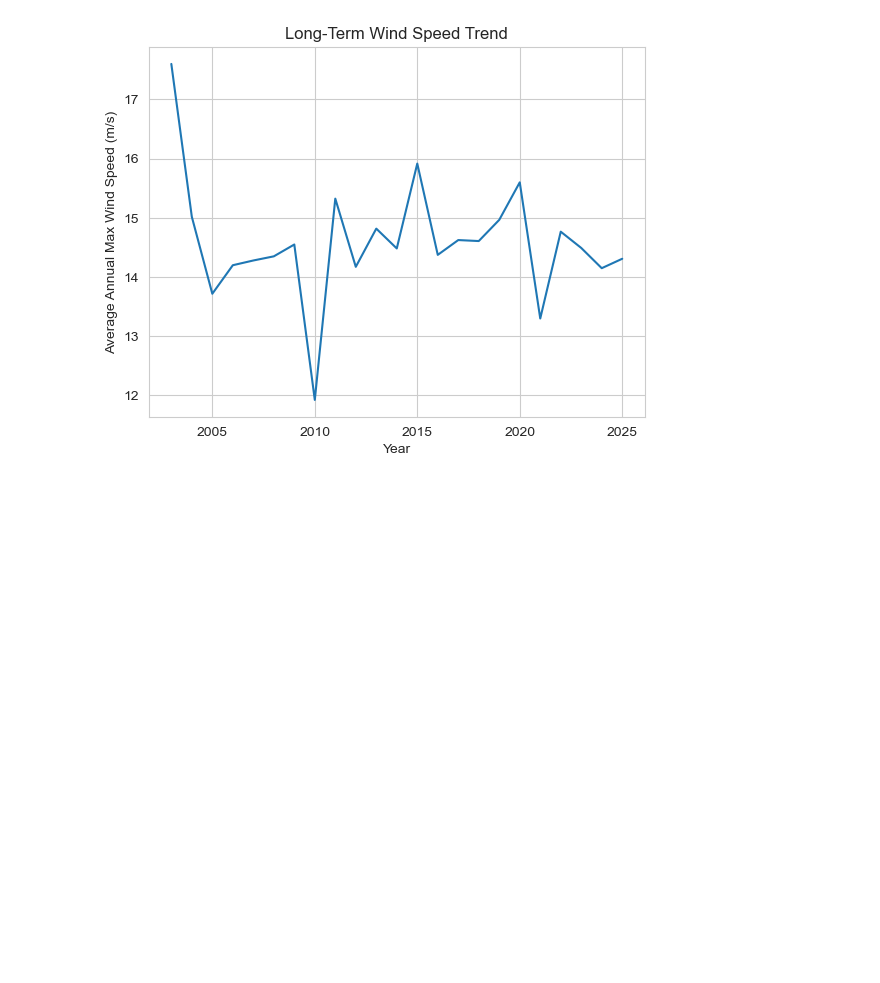
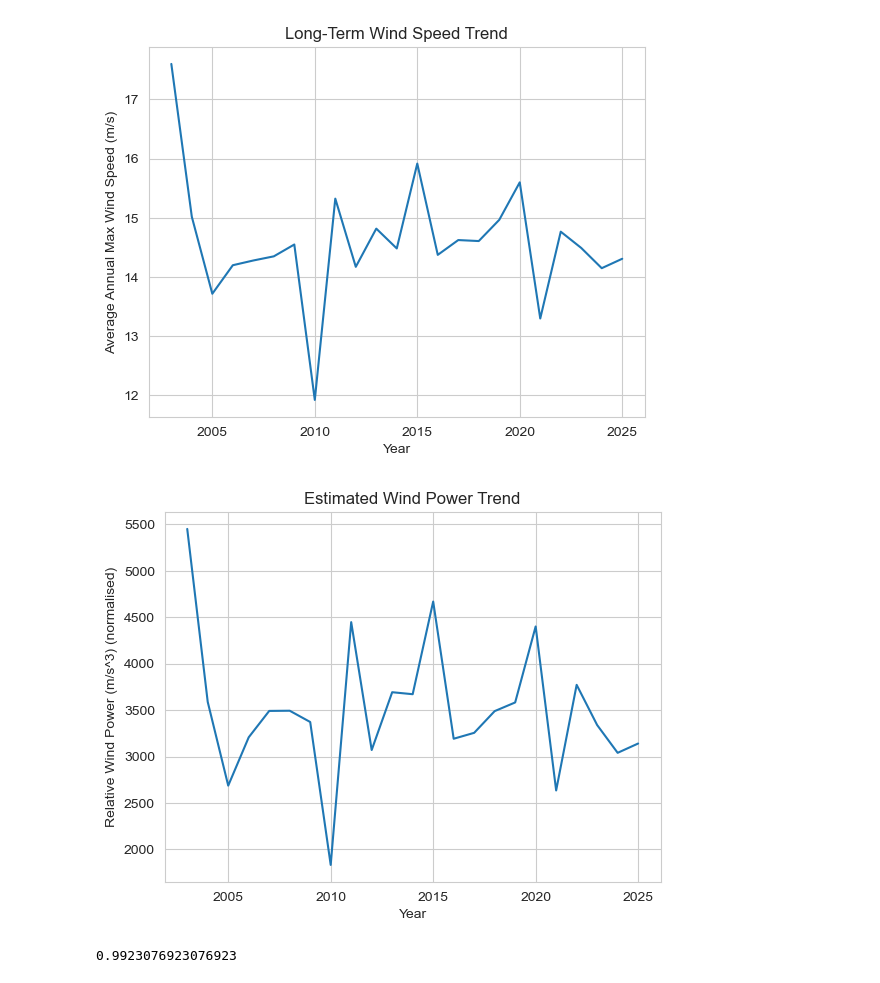
Before and after one commit to HewaOrang/PFDA, a Jupyter notebook: project/project.ipynb, the cells around one changed output. Cells and saved outputs as stored; diff of their text form; code cells hidden in the pictures; blank space fills up the shorter version.

```diff
--- a/project/project.ipynb
+++ b/project/project.ipynb
@@ -160,3 +160,35 @@ plt.title('Long-Term Wind Speed Trend')
 plt.show()
 # %% [output]
 [figure]
+# %%
+# Simple Wind Power Estimation
+# Wind power is proportional to the cube of wind speed
+# P ~ v^3 (normalised)
+
+# Use max monthly wind speed as a proxy
+df['relative_power'] = df['wdsp'] ** 3
+
+annual_power = df.groupby('year')['relative_power'].mean()
+
+
+plt.figure()
+plt.plot(annual_power.index, annual_power.values)
+plt.xlabel('Year')
+plt.ylabel('Relative Wind Power (m/s^3) (normalised)')
+plt.title('Estimated Wind Power Trend')
+plt.show()
+# %% [output]
+[figure, added]
+# %%
+# Wind Turbine Operating Range (Simplified)
+
+# Typical onshore turbine limits (m/s)
+cut_in = 3
+cut_out = 25
+
+
+operational = df[(df['wdsp'] >= cut_in) & (df['wdsp'] <= cut_out)]
+operational_fraction = len(operational) / len(df)
+operational_fraction
+# %% [output]
+0.9923076923076923
```
Also changed, not shown: parts of 1 cell of this notebook, 1 other file.
